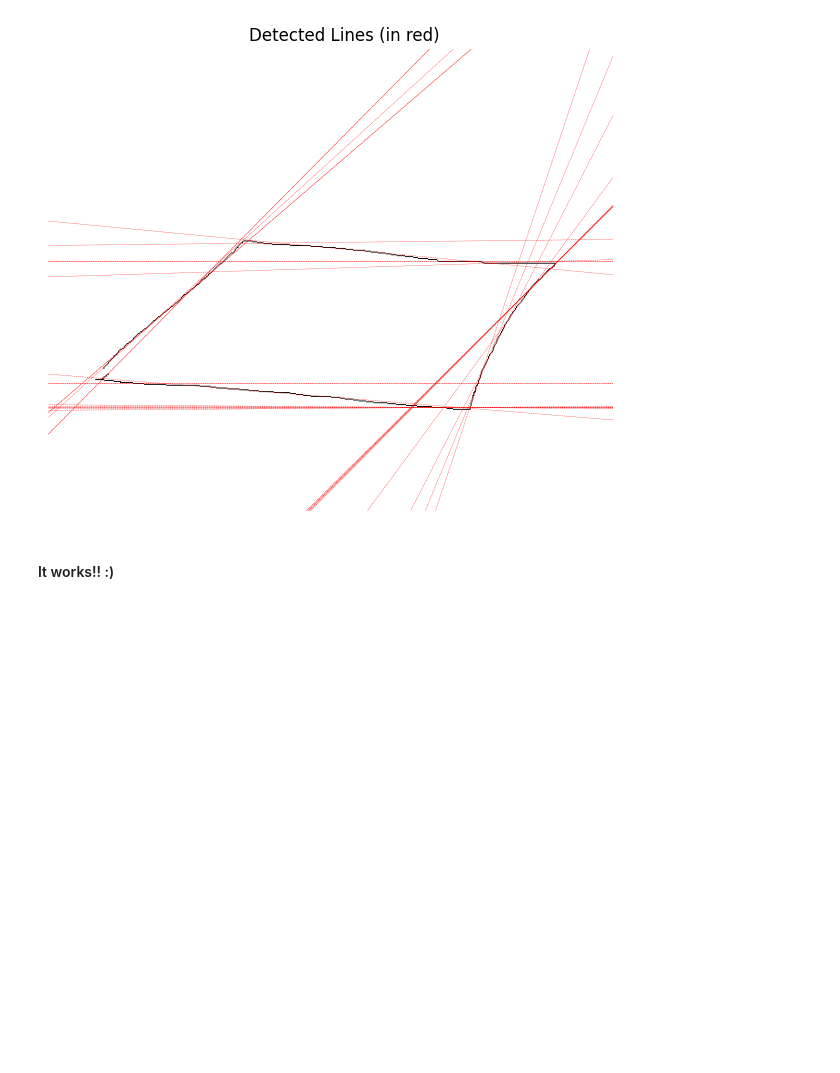
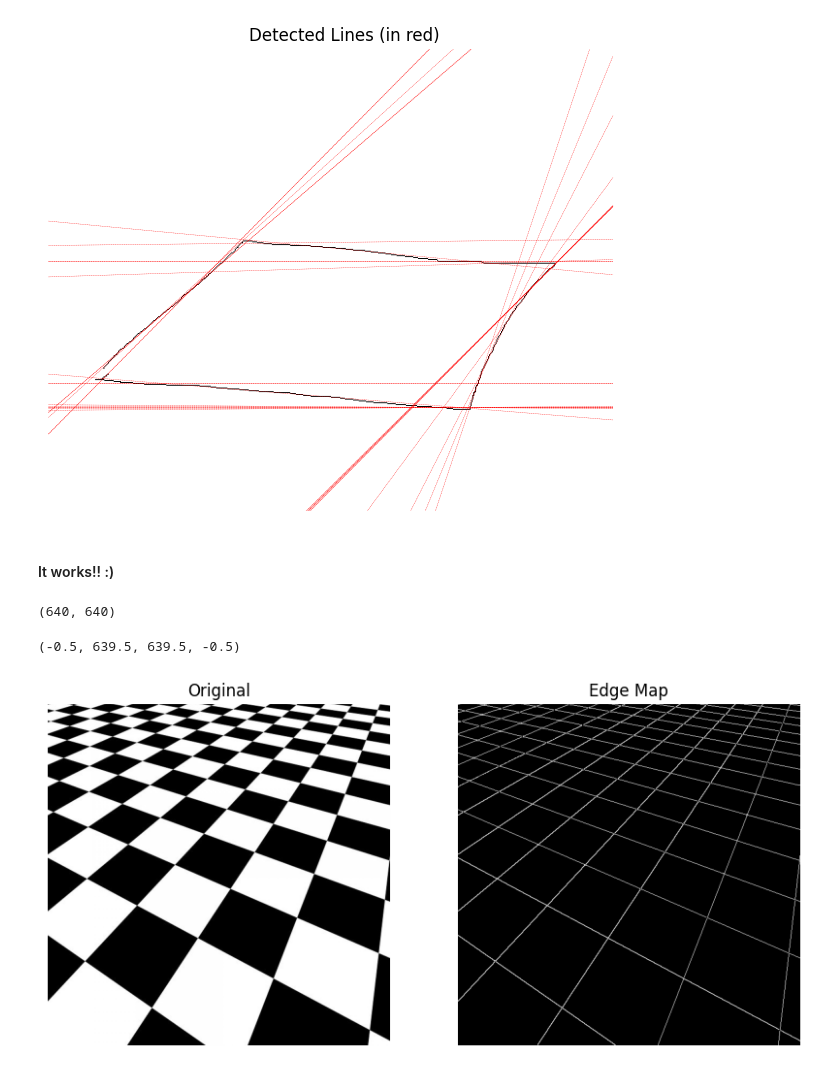
Before and after one commit to tsultan16/Computer_Vision, a Jupyter notebook: feature_detection/line_detection.ipynb, the cells around one changed output. Drawn from its saved outputs; the diff is of its cells as text; code cells hidden in the pictures; blank space fills up the shorter version.

Commit message:
added more line detection tests

```diff
--- a/feature_detection/line_detection.ipynb
+++ b/feature_detection/line_detection.ipynb
@@ -461,3 +461,24 @@ a :0.0006283186134014534, b: 269.7999731151932
 [figure]
 # %% [markdown]
 #### It works!! :)
+# %%
+# load a test image and convert from BGR to RGB, also make a grayscale copy
+img3 = cv2.imread("./checkerboard.png", cv2.IMREAD_GRAYSCALE)
+print(img3.shape)
+
+img_edge3 = cv2.Canny(img3, threshold1=100, threshold2=200, apertureSize=3)
+
+plt.figure(figsize=(10,6))
+plt.subplot(1,2,1)
+plt.imshow(img3, cmap='gray')
+plt.title('Original')
+plt.axis('off')
+
+plt.subplot(1,2,2)
+plt.imshow(img_edge3, cmap='gray')
+plt.title('Edge Map')
+plt.axis('off')
+# %% [output]
+(640, 640)
+(-0.5, 639.5, 639.5, -0.5)
+[figure, added]
```
Also changed, not shown: parts of 5 cells of this notebook.
